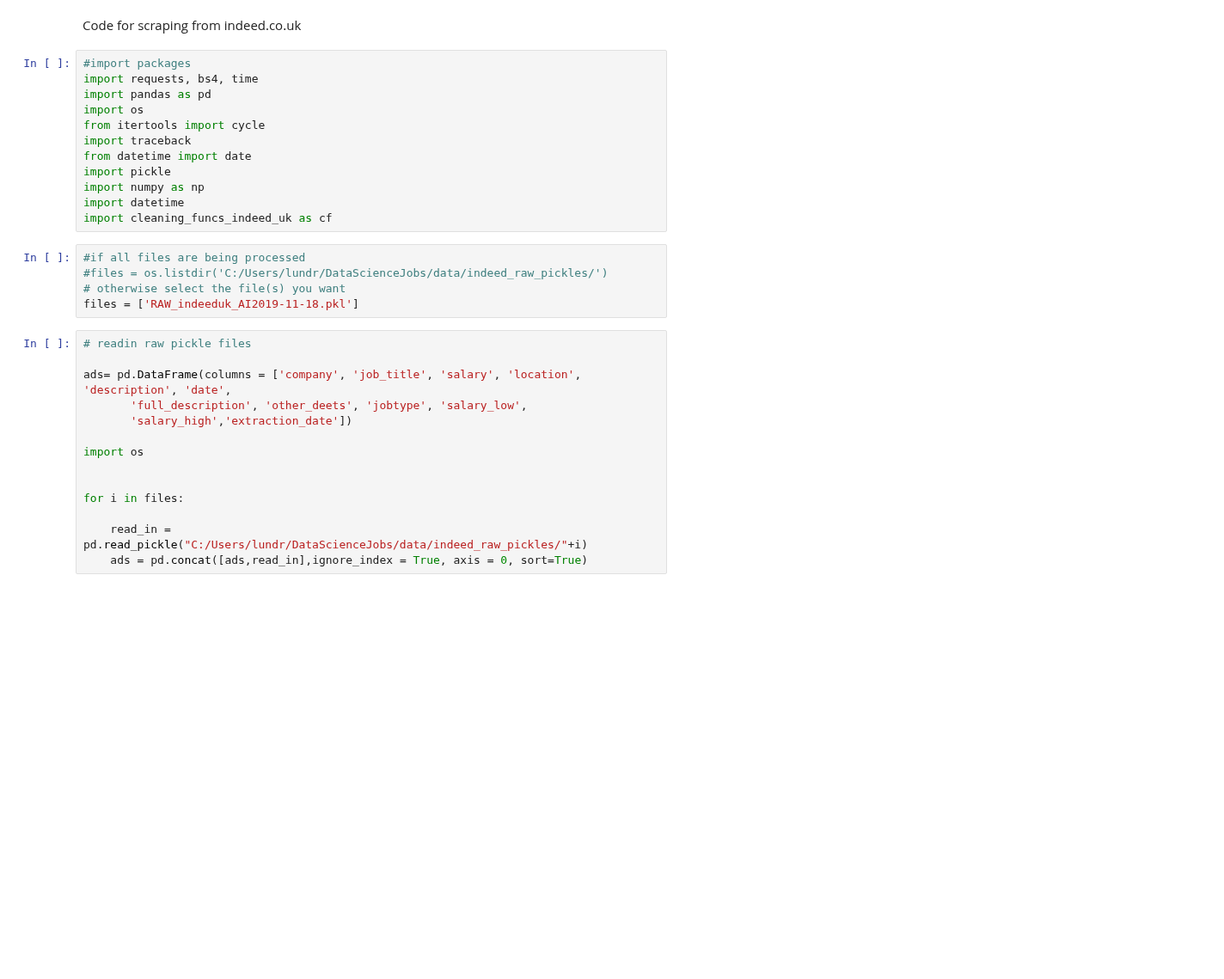
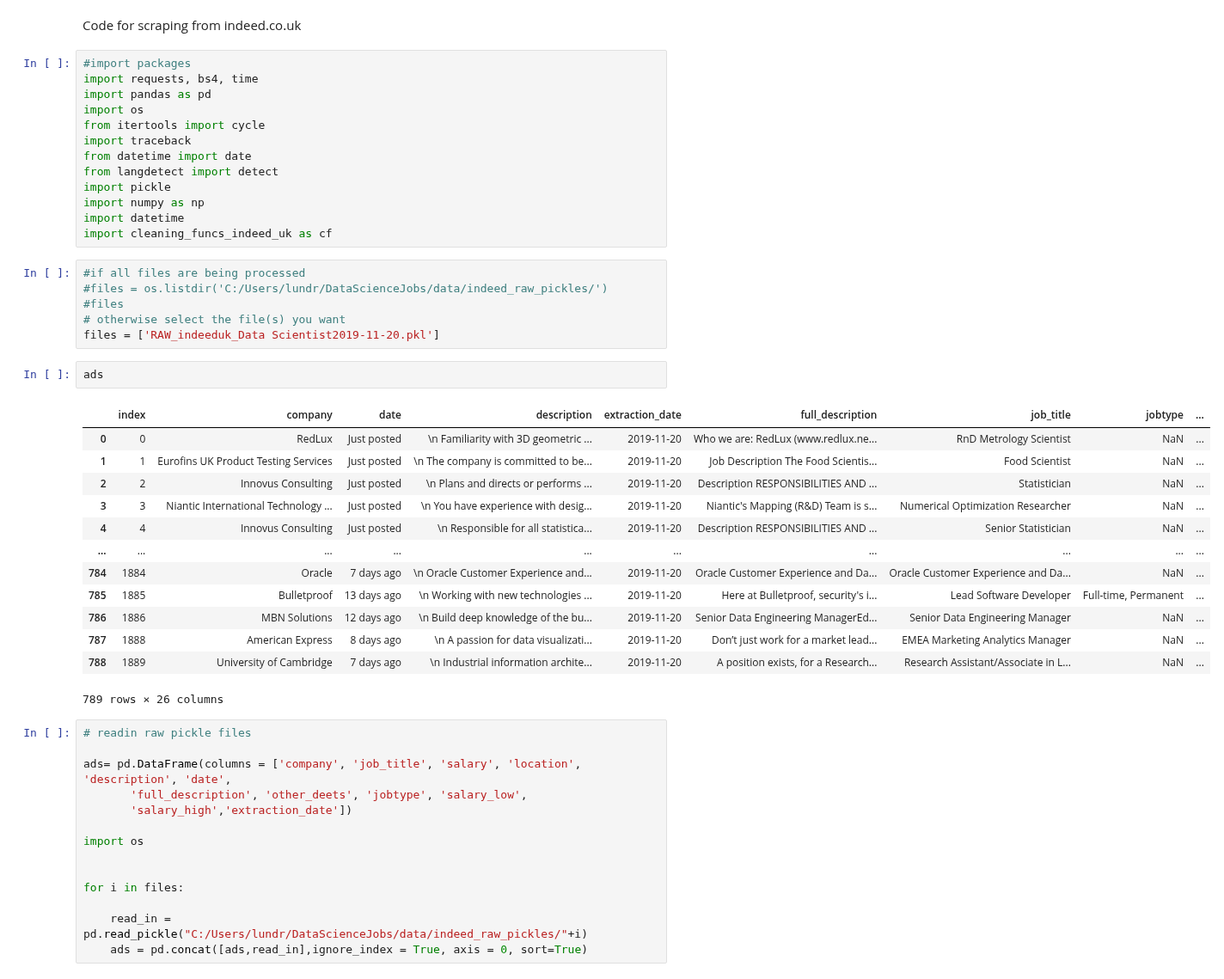
Before and after one commit to jamobe/DataScienceJobs, a Jupyter notebook: Cleaning/cleaning_indeed_uk.ipynb, the cells around one changed output. Shown at 86% size. Drawn from its saved outputs; the diff is of its cells as text; blank space fills up the shorter version.

```diff
--- a/Cleaning/cleaning_indeed_uk.ipynb
+++ b/Cleaning/cleaning_indeed_uk.ipynb
@@ -8,6 +8,7 @@ import os
 from itertools import cycle
 import traceback
 from datetime import date
+from langdetect import detect
 import pickle
 import numpy as np
 import datetime
@@ -15,8 +16,25 @@ import cleaning_funcs_indeed_uk as cf
 # %%
 #if all files are being processed
 #files = os.listdir('C:/Users/lundr/DataScienceJobs/data/indeed_raw_pickles/')
+#files
 # otherwise select the file(s) you want
-files = ['RAW_indeeduk_AI2019-11-18.pkl']
+files = ['RAW_indeeduk_Data Scientist2019-11-20.pkl']
+# %%
+ads
+# %% [output]
+|  | index | company | date | description | extraction_date | full_description | job_title | jobtype | ... |
+| 0 | 0 | RedLux | Just posted | \n Familiarity with 3D geometric ... | 2019-11-20 | Who we are: RedLux (www.redlux.ne... | RnD Metrology Scientist | NaN | ... |
+| 1 | 1 | Eurofins UK Product Testing Services | Just posted | \n The company is committed to be... | 2019-11-20 | Job Description The Food Scientis... | Food Scientist | NaN | ... |
+| 2 | 2 | Innovus Consulting | Just posted | \n Plans and directs or performs ... | 2019-11-20 | Description RESPONSIBILITIES AND ... | Statistician | NaN | ... |
+| 3 | 3 | Niantic International Technology ... | Just posted | \n You have experience with desig... | 2019-11-20 | Niantic's Mapping (R&D) Team is s... | Numerical Optimization Researcher | NaN | ... |
+| 4 | 4 | Innovus Consulting | Just posted | \n Responsible for all statistica... | 2019-11-20 | Description RESPONSIBILITIES AND ... | Senior Statistician | NaN | ... |
+| ... | ... | ... | ... | ... | ... | ... | ... | ... | ... |
+| 784 | 1884 | Oracle | 7 days ago | \n Oracle Customer Experience and... | 2019-11-20 | Oracle Customer Experience and Da... | Oracle Customer Experience and Da... | NaN | ... |
+| 785 | 1885 | Bulletproof | 13 days ago | \n Working with new technologies ... | 2019-11-20 | Here at Bulletproof, security's i... | Lead Software Developer | Full-time, Permanent | ... |
+| 786 | 1886 | MBN Solutions | 12 days ago | \n Build deep knowledge of the bu... | 2019-11-20 | Senior Data Engineering ManagerEd... | Senior Data Engineering Manager | NaN | ... |
+| 787 | 1888 | American Express | 8 days ago | \n A passion for data visualizati... | 2019-11-20 | Don’t just work for a market lead... | EMEA Marketing Analytics Manager | NaN | ... |
+| 788 | 1889 | University of Cambridge | 7 days ago | \n Industrial information archite... | 2019-11-20 | A position exists, for a Research... | Research Assistant/Associate in L... | NaN | ... |
+789 rows × 26 columns
 # %%
 # readin raw pickle files
 
```
Also changed, not shown: parts of 7 cells of this notebook, 7 other files.
